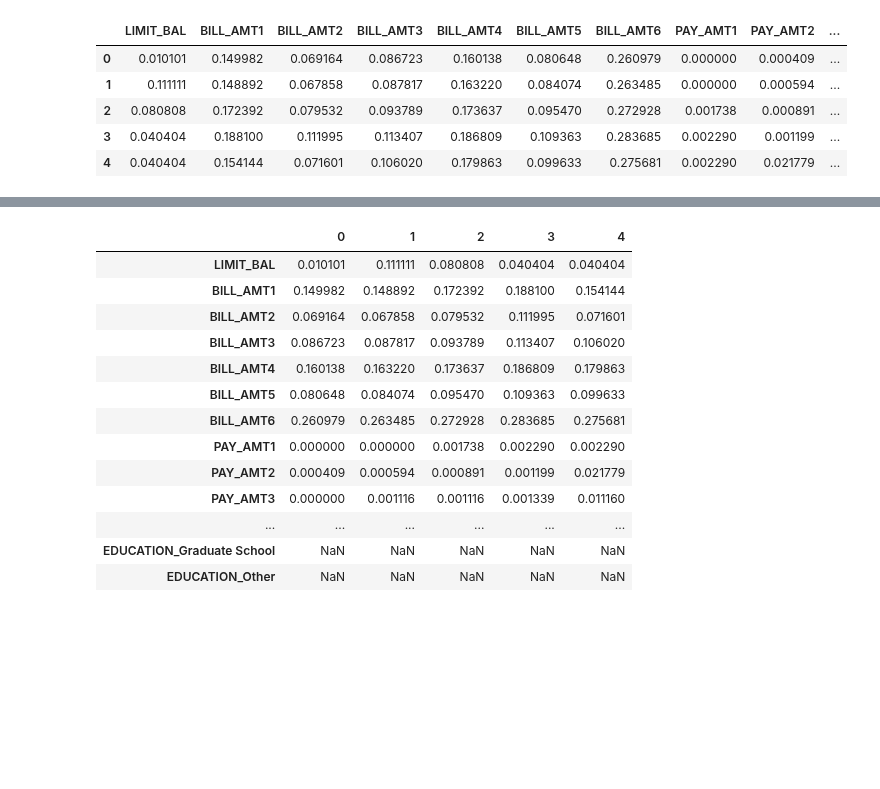
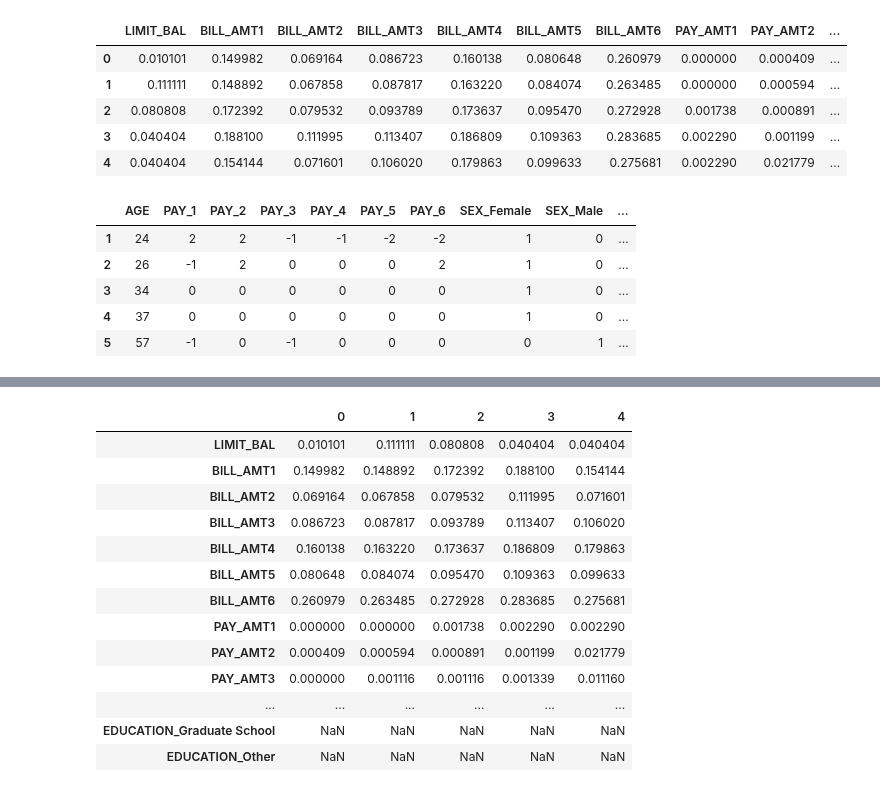
Before and after one commit to BA545-SP2019/2019-competition2-3-musketeers, a Jupyter notebook: Martin/Models101.ipynb, the cells around one changed output, grey strips where cells are left out. Saved outputs shown, nothing was run; the diff lists cells and outputs as text; code cells hidden in the pictures; blank space fills up the shorter version.

```diff
--- a/Martin/Models101.ipynb
+++ b/Martin/Models101.ipynb
@@ -630,4 +516,13 @@ continuous.head()
 | 2 | 0.080808 | 0.172392 | 0.079532 | 0.093789 | 0.173637 | 0.095470 | 0.272928 | 0.001738 | 0.000891 | ... |
 | 3 | 0.040404 | 0.188100 | 0.111995 | 0.113407 | 0.186809 | 0.109363 | 0.283685 | 0.002290 | 0.001199 | ... |
 | 4 | 0.040404 | 0.154144 | 0.071601 | 0.106020 | 0.179863 | 0.099633 | 0.275681 | 0.002290 | 0.021779 | ... |
+# %%
+categorical.head()
+# %% [output]
+|  | AGE | PAY_1 | PAY_2 | PAY_3 | PAY_4 | PAY_5 | PAY_6 | SEX_Female | SEX_Male | ... |
+| 1 | 24 | 2 | 2 | -1 | -1 | -2 | -2 | 1 | 0 | ... |
+| 2 | 26 | -1 | 2 | 0 | 0 | 0 | 2 | 1 | 0 | ... |
+| 3 | 34 | 0 | 0 | 0 | 0 | 0 | 0 | 1 | 0 | ... |
+| 4 | 37 | 0 | 0 | 0 | 0 | 0 | 0 | 1 | 0 | ... |
+| 5 | 57 | -1 | 0 | -1 | 0 | 0 | 0 | 0 | 1 | ... |
 # %%
```
Also changed, not shown: parts of 23 cells of this notebook, 1 other file.
